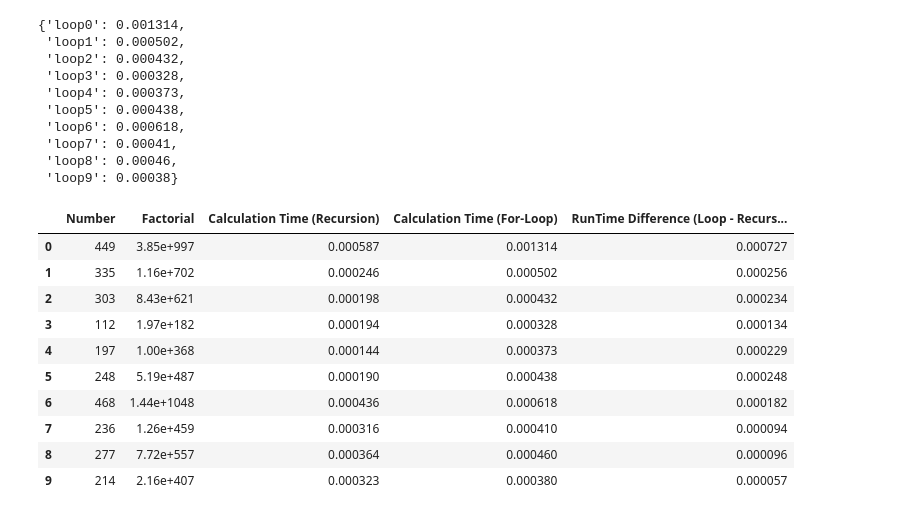
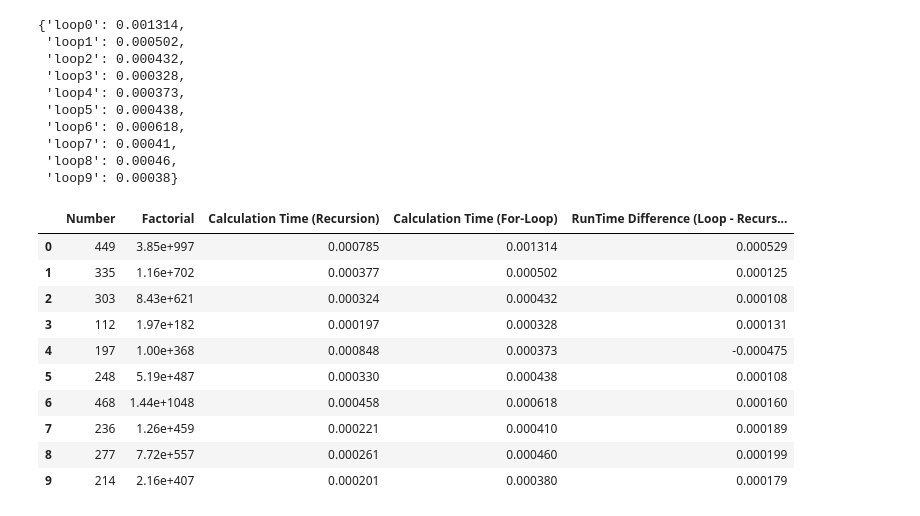
Before and after one commit to jacobkreider/msds432, a Jupyter notebook: kreiderMini3.ipynb, the cells around one changed output. Saved outputs shown, nothing was run; the diff lists cells and outputs as text; code cells hidden in the pictures.

```diff
--- a/kreiderMini3.ipynb
+++ b/kreiderMini3.ipynb
@@ -43,52 +43,52 @@ a9 = 214
 #or linked list, or dictionary
 
 start = time.clock()
-fact(a0)
+a0fact = fact(a0)
 stop = time.clock()
 a0time = stop - start
 
 start = time.clock()
-fact(a1)
+a1fact = fact(a1)
 stop = time.clock()
 a1time = stop - start
 
 start = time.clock()
-fact(a2)
+a2fact =fact(a2)
 stop = time.clock()
 a2time = stop - start
 
 start = time.clock()
-fact(a3)
+a3fact = fact(a3)
 stop = time.clock()
 a3time = stop - start
 
 start = time.clock()
-fact(a4)
+a4fact = fact(a4)
 stop = time.clock()
 a4time = stop - start
 
 start = time.clock()
-fact(a5)
+a5fact = fact(a5)
 stop = time.clock()
 a5time = stop - start
 
 start = time.clock()
-fact(a6)
+a6fact = fact(a6)
 stop = time.clock()
 a6time = stop - start
 
 start = time.clock()
-fact(a7)
+a7fact = fact(a7)
 stop = time.clock()
 a7time = stop - start
 
 start = time.clock()
-fact(a8)
+a8fact = fact(a8)
 stop = time.clock()
 a8time = stop - start
 
 start = time.clock()
-fact(a9)
+a9fact = fact(a9)
 stop = time.clock()
 a9time = stop - start
 
@@ -214,34 +214,34 @@ loopTimes
 # %%
 #Organize the results of the study into a table showing the number,
 #it's factorial, the time to calculate the factorial using recursion,
 #the time to calculate factorial using FOR loop, and the difference
 #between times i.e. factorial vs. loop.
 from decimal import Decimal
 
 myResults = pd.DataFrame(
-                        [[a0, "{:.2e}".format(Decimal(fact(a0))), a0time, loop0time],
-                         [a1, "{:.2e}".format(Decimal(fact(a1))), a1time, loop1time],
-                         [a2, "{:.2e}".format(Decimal(fact(a2))), a2time, loop2time],
-                         [a3, "{:.2e}".format(Decimal(fact(a3))), a3time, loop3time],
-                         [a4, "{:.2e}".format(Decimal(fact(a4))), a4time, loop4time],
-                         [a5, "{:.2e}".format(Decimal(fact(a5))), a5time, loop5time],
-                         [a6, "{:.2e}".format(Decimal(fact(a6))), a6time, loop6time],
-                         [a7, "{:.2e}".format(Decimal(fact(a7))), a7time, loop7time],
-                         [a8, "{:.2e}".format(Decimal(fact(a8))), a8time, loop8time],
-                         [a9, "{:.2e}".format(Decimal(fact(a9))), a9time, loop9time]],
+                        [[a0, "{:.2e}".format(Decimal(a0fact)), a0time, loop0time],
+                         [a1, "{:.2e}".format(Decimal(a1fact)), a1time, loop1time],
+                         [a2, "{:.2e}".format(Decimal(a2fact)), a2time, loop2time],
+                         [a3, "{:.2e}".format(Decimal(a3fact)), a3time, loop3time],
+                         [a4, "{:.2e}".format(Decimal(a4fact)), a4time, loop4time],
+                         [a5, "{:.2e}".format(Decimal(a5fact)), a5time, loop5time],
+                         [a6, "{:.2e}".format(Decimal(a6fact)), a6time, loop6time],
+                         [a7, "{:.2e}".format(Decimal(a7fact)), a7time, loop7time],
+                         [a8, "{:.2e}".format(Decimal(a8fact)), a8time, loop8time],
+                         [a9, "{:.2e}".format(Decimal(a9fact)), a9time, loop9time]],
 columns = ['Number', 'Factorial', 'Calculation Time (Recursion)',
                           'Calculation Time (For-Loop)'])
 myResults['RunTime Difference (Loop - Recursion)'] = myResults['Calculation Time (For-Loop)'] - myResults['Calculation Time (Recursion)']
 myResults
 # %% [output]
 |  | Number | Factorial | Calculation Time (Recursion) | Calculation Time (For-Loop) | RunTime Difference (Loop - Recurs... |
-| 0 | 449 | 3.85e+997 | 0.000587 | 0.001314 | 0.000727 |
-| 1 | 335 | 1.16e+702 | 0.000246 | 0.000502 | 0.000256 |
-| 2 | 303 | 8.43e+621 | 0.000198 | 0.000432 | 0.000234 |
-| 3 | 112 | 1.97e+182 | 0.000194 | 0.000328 | 0.000134 |
-| 4 | 197 | 1.00e+368 | 0.000144 | 0.000373 | 0.000229 |
-| 5 | 248 | 5.19e+487 | 0.000190 | 0.000438 | 0.000248 |
-| 6 | 468 | 1.44e+1048 | 0.000436 | 0.000618 | 0.000182 |
-| 7 | 236 | 1.26e+459 | 0.000316 | 0.000410 | 0.000094 |
-| 8 | 277 | 7.72e+557 | 0.000364 | 0.000460 | 0.000096 |
-| 9 | 214 | 2.16e+407 | 0.000323 | 0.000380 | 0.000057 |
+| 0 | 449 | 3.85e+997 | 0.000785 | 0.001314 | 0.000529 |
+| 1 | 335 | 1.16e+702 | 0.000377 | 0.000502 | 0.000125 |
+| 2 | 303 | 8.43e+621 | 0.000324 | 0.000432 | 0.000108 |
+| 3 | 112 | 1.97e+182 | 0.000197 | 0.000328 | 0.000131 |
+| 4 | 197 | 1.00e+368 | 0.000848 | 0.000373 | -0.000475 |
+| 5 | 248 | 5.19e+487 | 0.000330 | 0.000438 | 0.000108 |
+| 6 | 468 | 1.44e+1048 | 0.000458 | 0.000618 | 0.000160 |
+| 7 | 236 | 1.26e+459 | 0.000221 | 0.000410 | 0.000189 |
+| 8 | 277 | 7.72e+557 | 0.000261 | 0.000460 | 0.000199 |
+| 9 | 214 | 2.16e+407 | 0.000201 | 0.000380 | 0.000179 |
```
Also changed, not shown: parts of 3 cells of this notebook.
